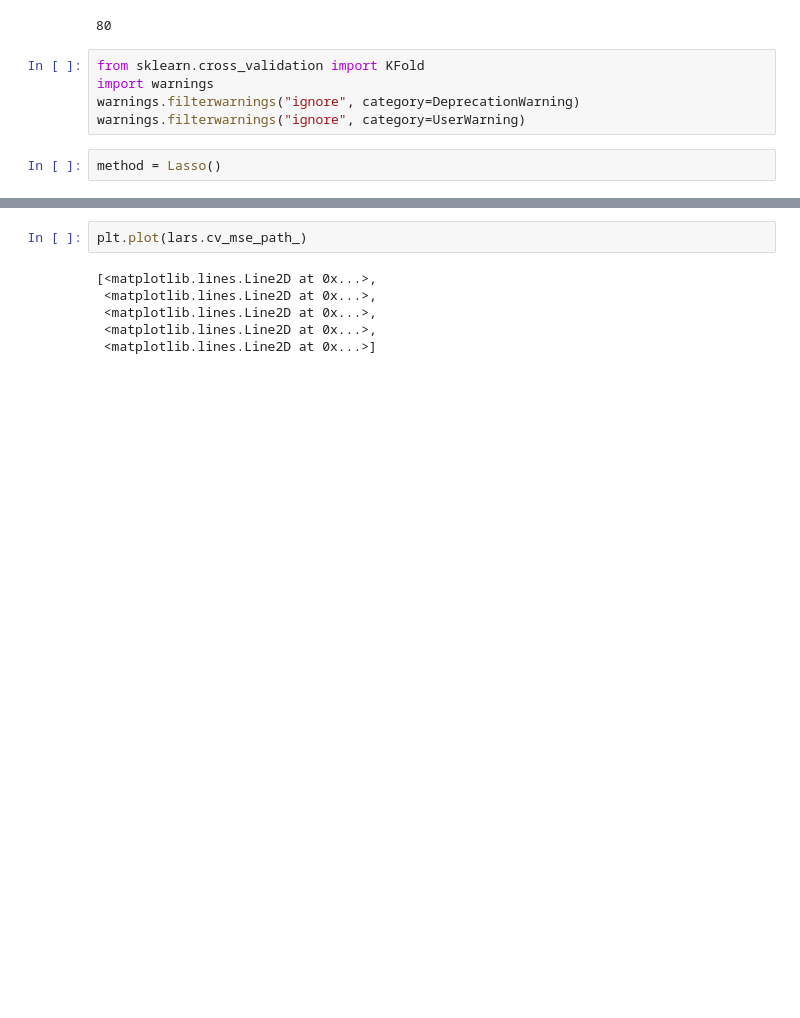
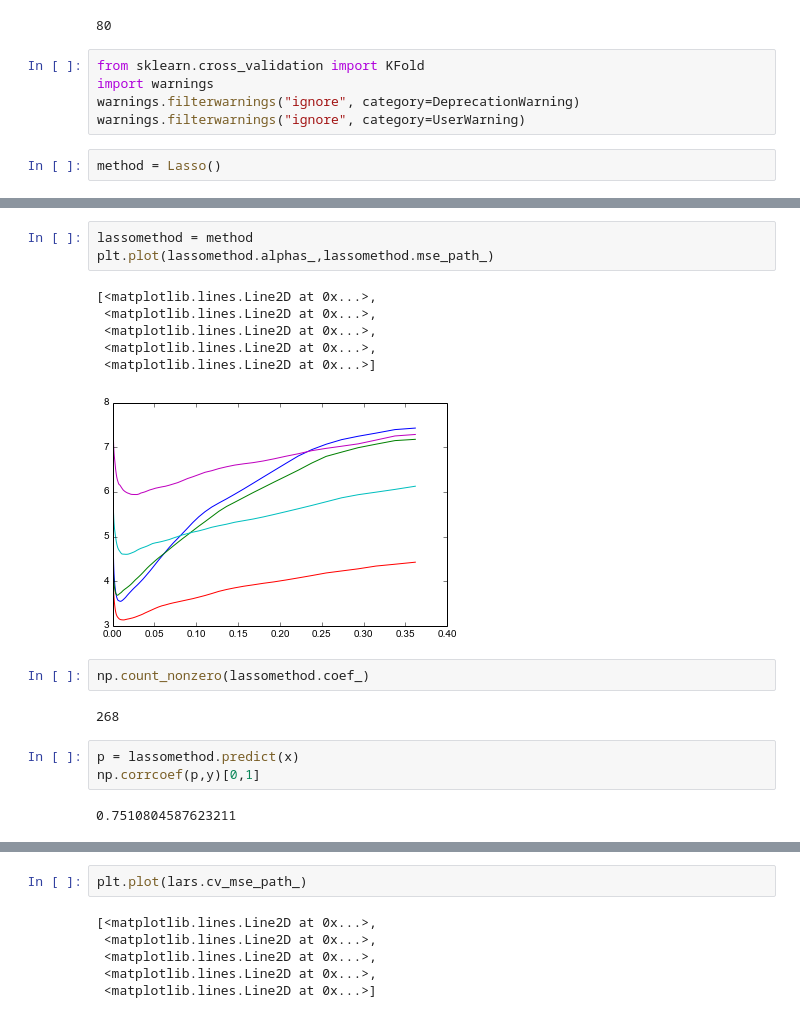
Before and after one commit to dkoes/qsar-tools, a Jupyter notebook: qsar.ipynb, the cells around one changed output, grey strips where cells are left out. Saved outputs shown, nothing was run; the diff lists cells and outputs as text; blank space fills up the shorter version.

```diff
--- a/qsar.ipynb
+++ b/qsar.ipynb
@@ -204,0 +233,19 @@ lars.score(x,y)
+# %%
+lassomethod = method
+plt.plot(lassomethod.alphas_,lassomethod.mse_path_)
+# %% [output]
+[<matplotlib.lines.Line2D at 0x...>,
+ <matplotlib.lines.Line2D at 0x...>,
+ <matplotlib.lines.Line2D at 0x...>,
+ <matplotlib.lines.Line2D at 0x...>,
+ <matplotlib.lines.Line2D at 0x...>]
+[figure, added]
+# %%
+np.count_nonzero(lassomethod.coef_)
+# %% [output]
+268
+# %%
+p = lassomethod.predict(x)
+np.corrcoef(p,y)[0,1]
+# %% [output]
+0.7510804587623211
```
Also changed, not shown: parts of 30 cells of this notebook, 1 other file.
